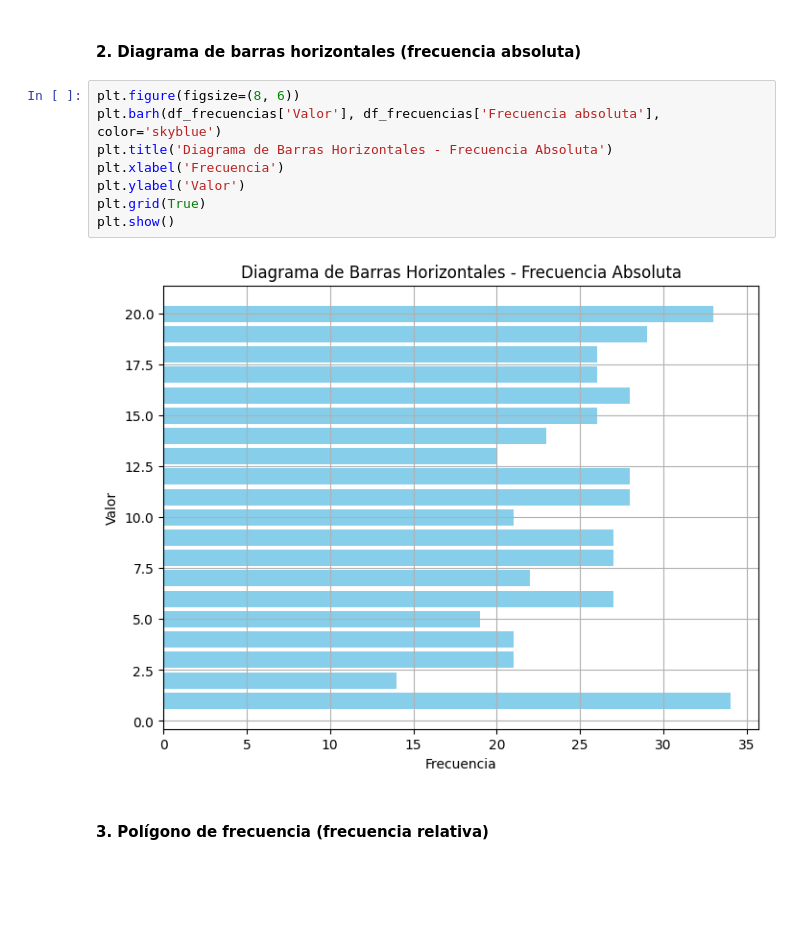
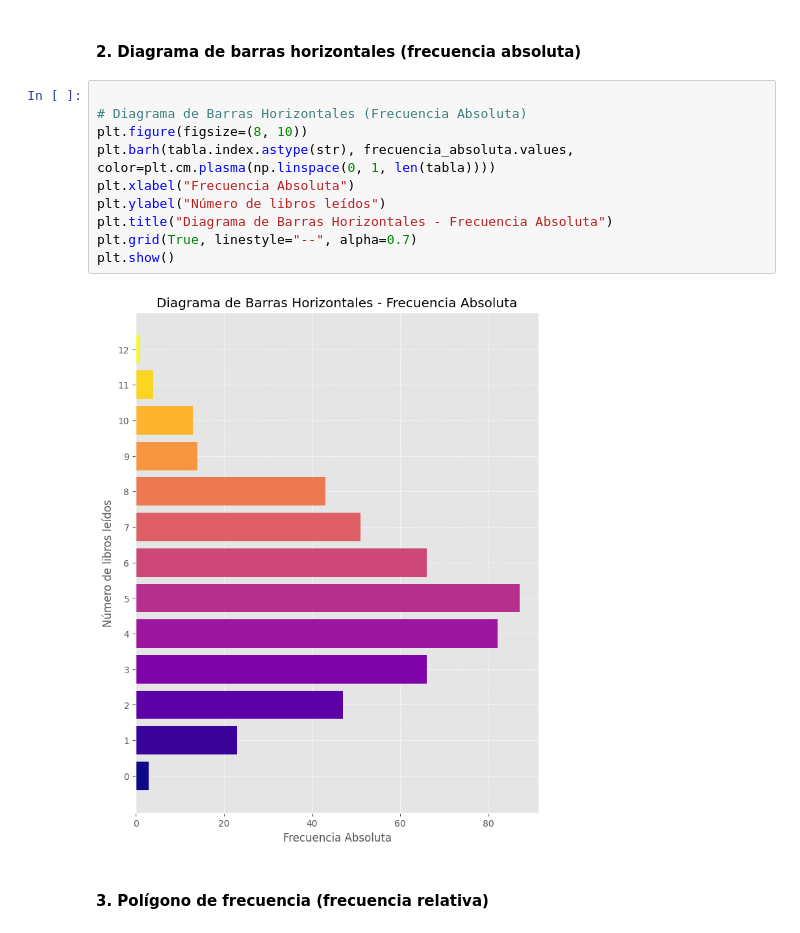
Before and after one commit to D1egoXD/Tablas_Frecuencias, a Jupyter notebook: cuantitativos_discretos.ipynb, the cells around one changed output. Drawn from its saved outputs; the diff is of its cells as text; blank space fills up the shorter version.

```diff
--- a/cuantitativos_discretos.ipynb
+++ b/cuantitativos_discretos.ipynb
@@ -59,15 +69,17 @@ plt.show()
 # %% [markdown]
 #### 2. Diagrama de barras horizontales (frecuencia absoluta)
-# %%
-plt.figure(figsize=(8, 6))
-plt.barh(df_frecuencias['Valor'], df_frecuencias['Frecuencia absoluta'], color='skyblue')
-plt.title('Diagrama de Barras Horizontales - Frecuencia Absoluta')
-plt.xlabel('Frecuencia')
-plt.ylabel('Valor')
-plt.grid(True)
-plt.show()
-# %% [output]
-[figure, removed]
+# %%
+
+# Diagrama de Barras Horizontales (Frecuencia Absoluta)
+plt.figure(figsize=(8, 10))
+plt.barh(tabla.index.astype(str), frecuencia_absoluta.values, color=plt.cm.plasma(np.linspace(0, 1, len(tabla))))
+plt.xlabel("Frecuencia Absoluta")
+plt.ylabel("Número de libros leídos")
+plt.title("Diagrama de Barras Horizontales - Frecuencia Absoluta")
+plt.grid(True, linestyle="--", alpha=0.7)
+plt.show()
+# %% [output]
+[figure, added]
 # %% [markdown]
 #### 3. Polígono de frecuencia (frecuencia relativa)
 # %%
```
Also changed, not shown: parts of 11 cells of this notebook.
